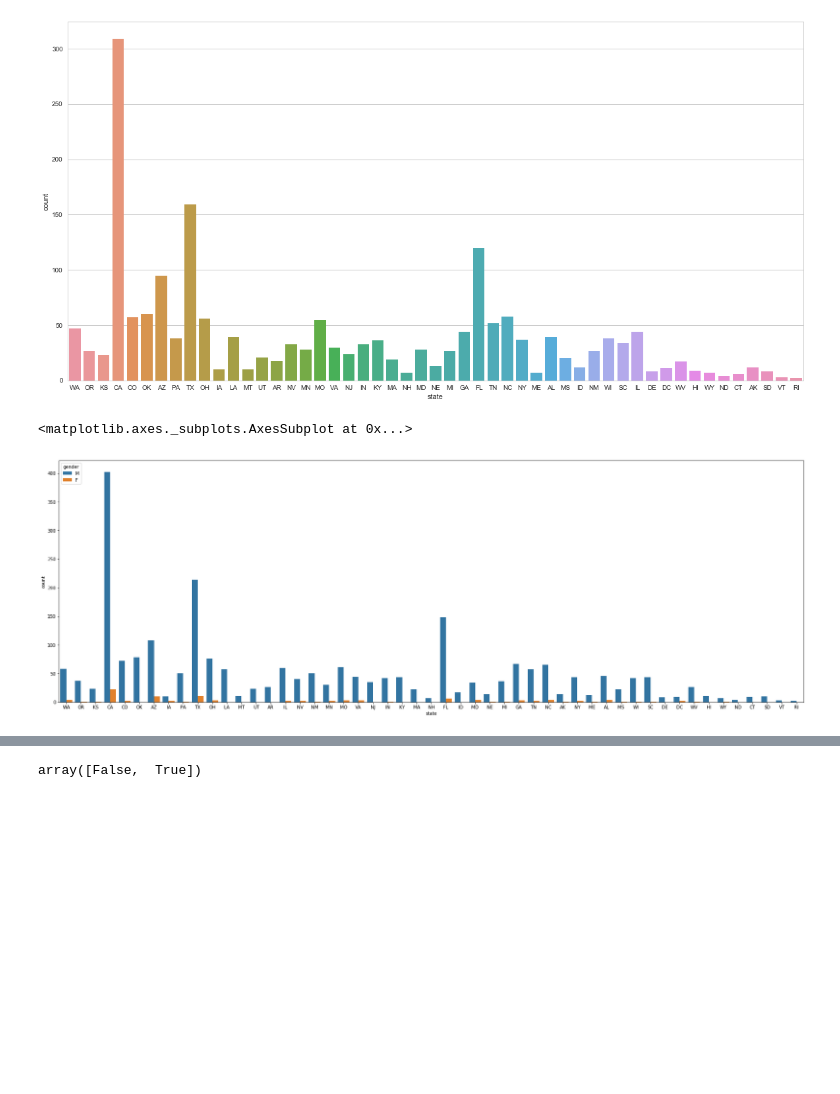
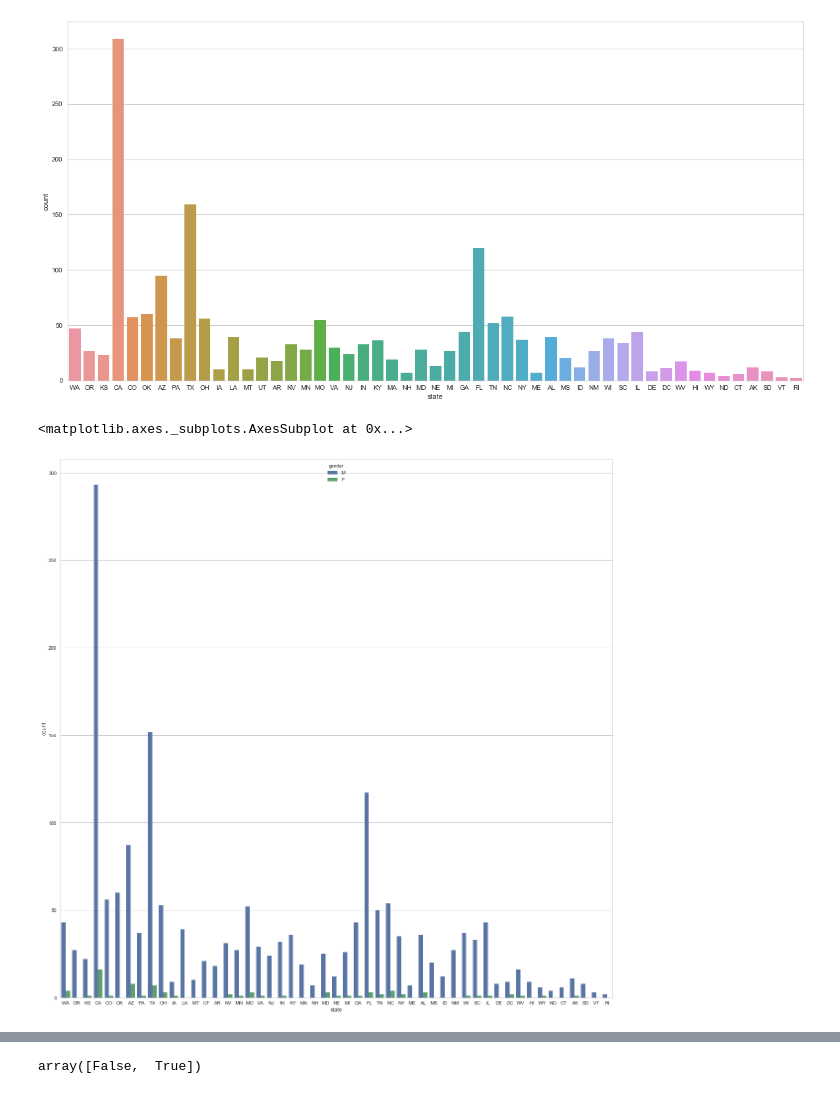
Before and after one commit to ayana-dawkins/GA_DS_Assignments, a Jupyter notebook: Final Data Identification EDA.ipynb, the cells around one changed output, grey strips where cells are left out. Cells and saved outputs as stored; diff of their text form; code cells hidden in the pictures; blank space fills up the shorter version.

```diff
--- a/Final Data Identification EDA.ipynb
+++ b/Final Data Identification EDA.ipynb
@@ -64,0 +76,2 @@ Name: date, dtype: int64
+# %%
+df['date'] = pd.to_datetime(df['date'])
@@ -64,0 +108,6 @@ Name: date, dtype: int64
+# %%
+df['month'] = df['date'].map(lambda x: x.month)
+# %%
+df['year'] = df['date'].map(lambda x:  x.year)
+# %%
+df['day'] = df['date'].map(lambda x: x.day)
@@ -309,9 +379,8 @@ sns.countplot(x="state", data=df)
 <matplotlib.axes._subplots.AxesSubplot at 0x...>
 [figure]
 # %%
-fig, ax = plt.subplots()
-fig.set_size_inches(30, 10)
+plt.figure(figsize=(20,20))
 sns.countplot(x="state", hue="gender", data=df)
 # %% [output]
 <matplotlib.axes._subplots.AxesSubplot at 0x...>
-[figure, old version]
+[figure, new version]
```
Also changed, not shown: parts of 69 cells of this notebook, 4 other files.
